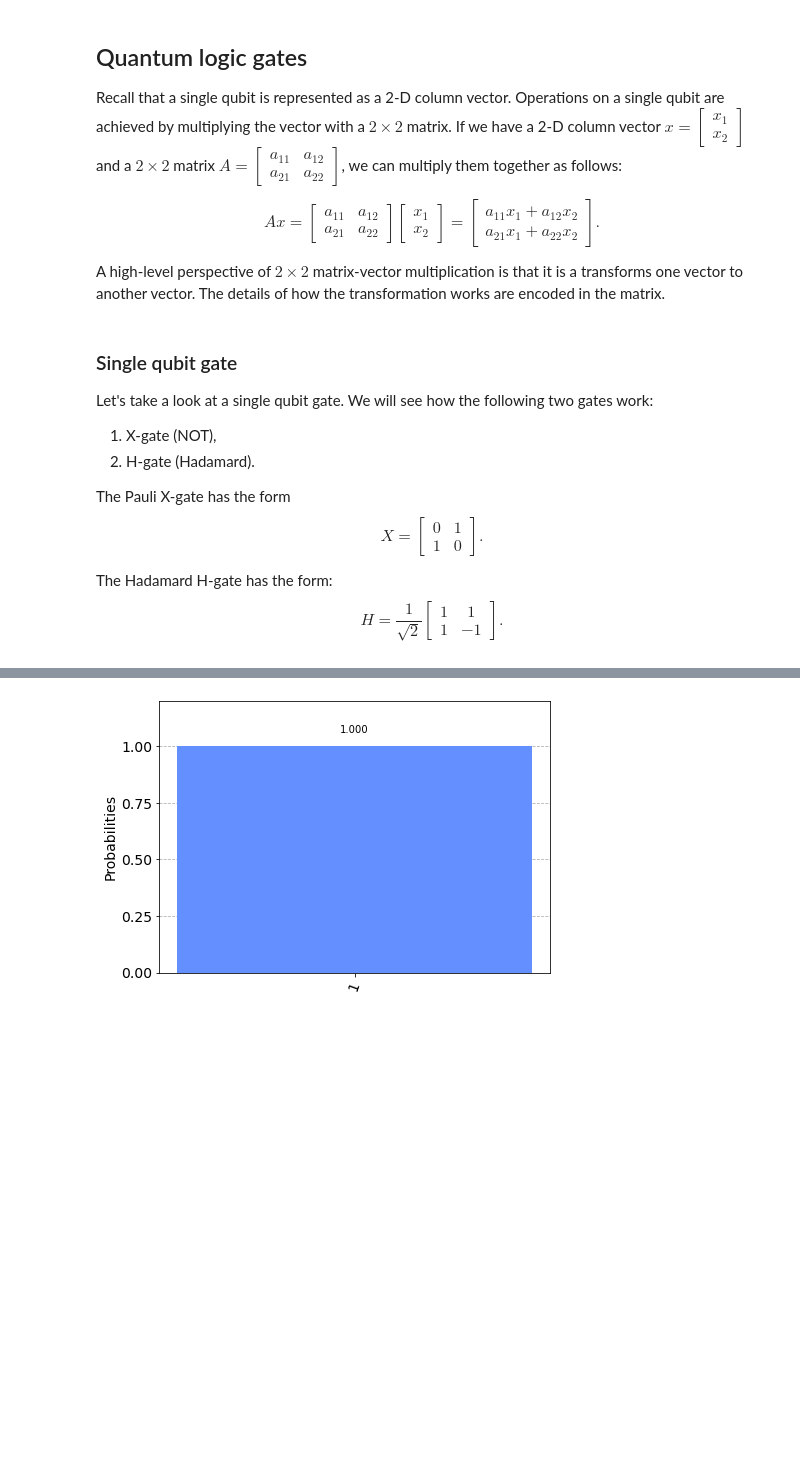
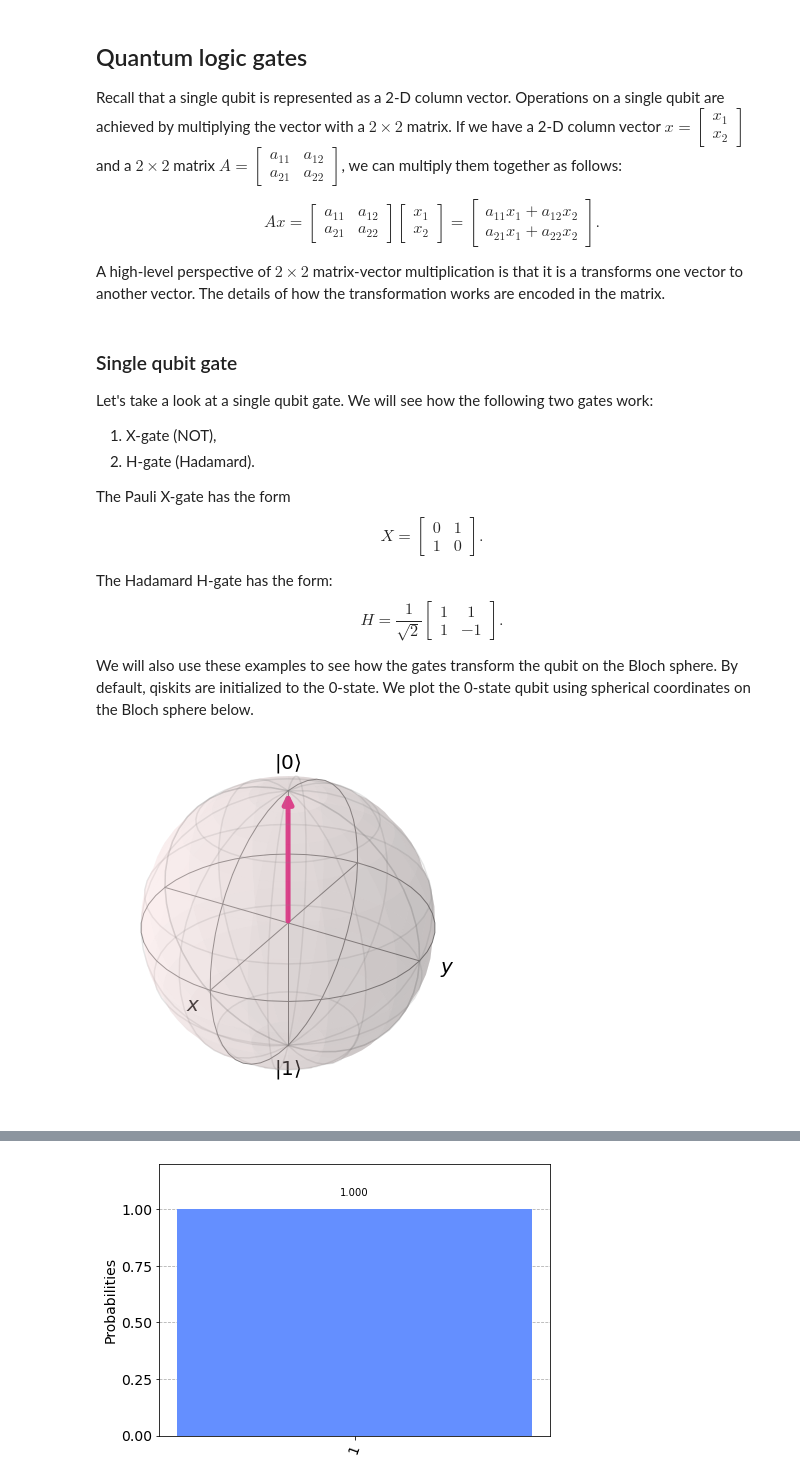
Before and after one commit to francis-newson-tessella/qiskit-2022, a Jupyter notebook: Notebooks/Quantum Gates.ipynb, the cells around one changed output, grey strips where cells are left out. Saved outputs shown, nothing was run; the diff lists cells and outputs as text; code cells hidden in the pictures; blank space fills up the shorter version.

```diff
--- a/Notebooks/Quantum Gates.ipynb
+++ b/Notebooks/Quantum Gates.ipynb
@@ -41,3 +56,9 @@ $$
 H = \frac{1}{\sqrt{2}}
 \begin{bmatrix} 1 & 1 \\ 1 & -1 \end{bmatrix}.
 $$
+
+We will also use these examples to see how the gates transform the qubit on the Bloch sphere. By default, qiskits are initialized to the 0-state. We plot the 0-state qubit using spherical coordinates on the Bloch sphere below.
+# %%
+plot_bloch_vector([1, 0, 0], coord_type='spherical')
+# %% [output]
+[figure, added]
```
Also changed, not shown: parts of 21 cells of this notebook, 1 other file.
